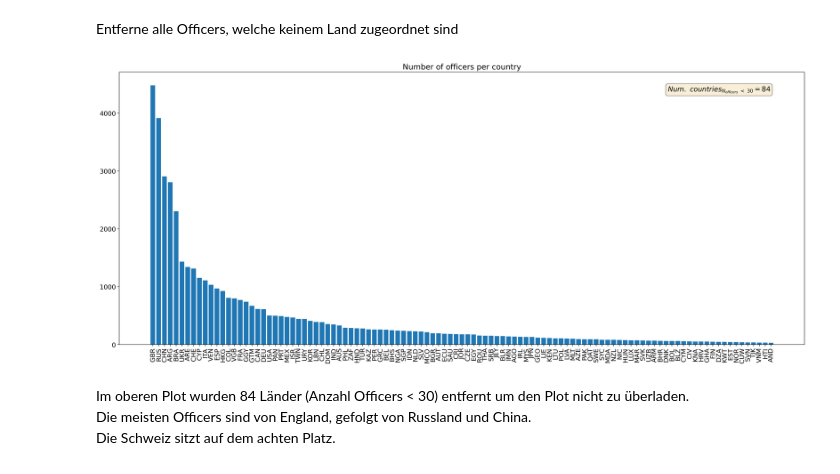
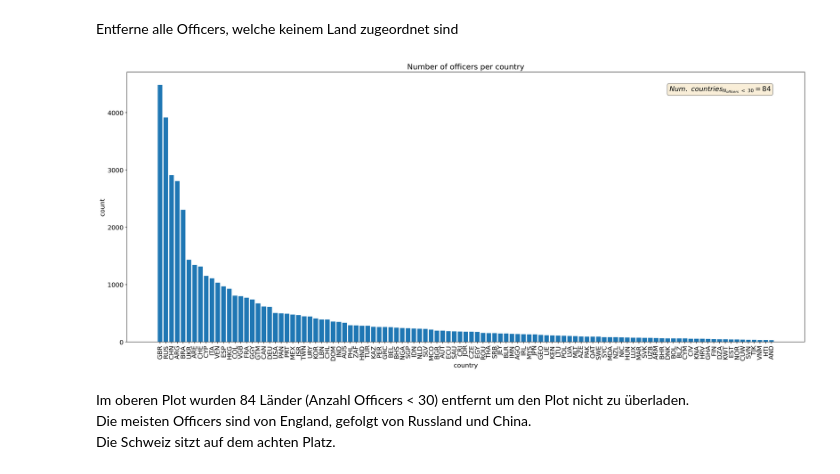
Before and after one commit to gabrieltorresgamez/fhnw-san-project, a Jupyter notebook: 03-switzerland-more-involved.ipynb, the cells around one changed output. Cells and saved outputs as stored; diff of their text form; code cells hidden in the pictures.

```diff
--- a/03-switzerland-more-involved.ipynb
+++ b/03-switzerland-more-involved.ipynb
@@ -113,31 +113,32 @@ Entferne alle Officers, welche keinem Land zugeordnet sind
 # %%
 x, y = np.unique([node.get("country_codes", "NA") for node in dict(officer_officer.nodes(data=True)).values()], return_counts=True)
 
 #sort by length
 x = x[np.argsort(y)[::-1]]
 y = y[np.argsort(y)[::-1]]
 
 #only keep countries with more than 30 nodes
 countries_exclude = np.sum(y <= 30)
 x = x[y > 30]
 y = y[y > 30]
 
 _, ax = plt.subplots(1, 1)
 ax.bar(x, y)
 
 textstr = r'$Num.\ countries_{N_{officers}\ <\ 30}=%.0f$' % (countries_exclude, )
 props = dict(boxstyle='round', facecolor='wheat', alpha=0.5)
 
 # place a text box in upper left in axes coords
 ax.text(0.95, 0.95, textstr, transform=ax.transAxes, fontsize=14,
         verticalalignment='top', horizontalalignment="right", bbox=props)
 
 plt.xticks(rotation=90)
 plt.title("Number of officers per country")
+plt.xlabel("country")
+plt.ylabel("count")
 plt.show()
-plt.show()
 # %% [output]
-[figure, old version]
+[figure, new version]
 # %% [markdown]
 Im oberen Plot wurden 84 Länder (Anzahl Officers < 30) entfernt um den Plot nicht zu überladen.
 Die meisten Officers sind von England, gefolgt von Russland und China.
```
Also changed, not shown: parts of 3 cells of this notebook.
